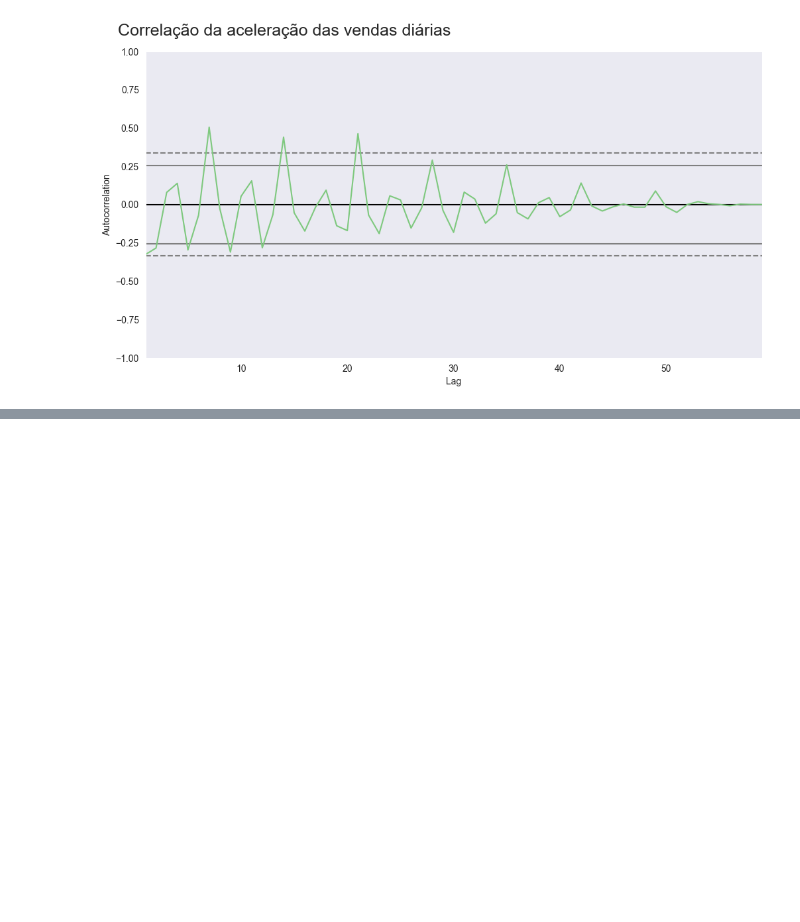
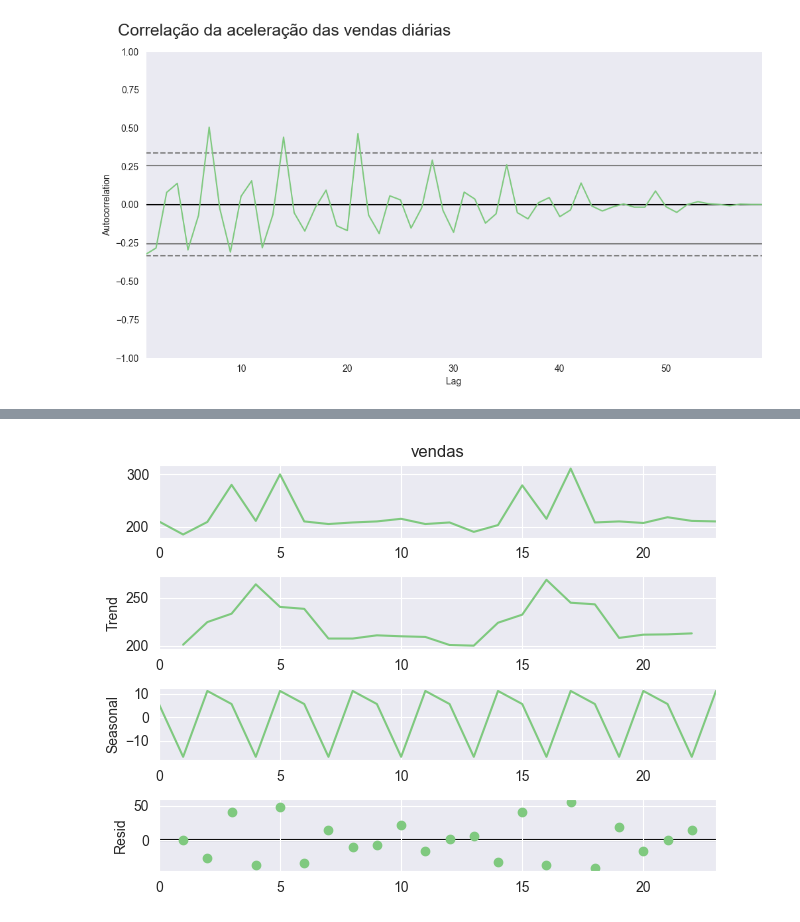
Before and after one commit to mrr00b00t/data-science-analise-series-temporais, a Jupyter notebook: notebook-curso.ipynb, the cells around one changed output, grey strips where cells are left out. Saved outputs shown, nothing was run; the diff lists cells and outputs as text; code cells hidden in the pictures; blank space fills up the shorter version.

```diff
--- a/notebook-curso.ipynb
+++ b/notebook-curso.ipynb
@@ -351,0 +443,5 @@ ax = ax
+# %%
+resultado = seasonal_decompose(chocolura['vendas'], period=3)
+ax = resultado.plot()
+# %% [output]
+[figure, added]
```
Also changed, not shown: parts of 29 cells of this notebook.
